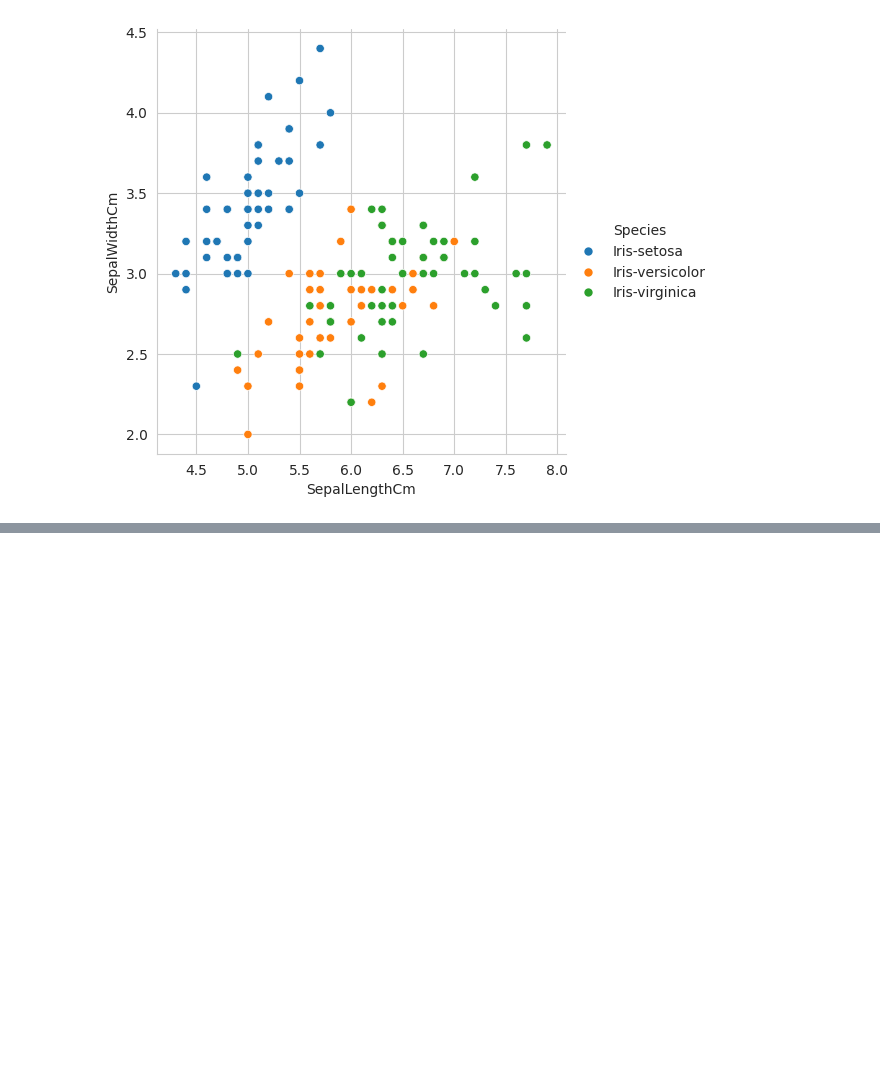
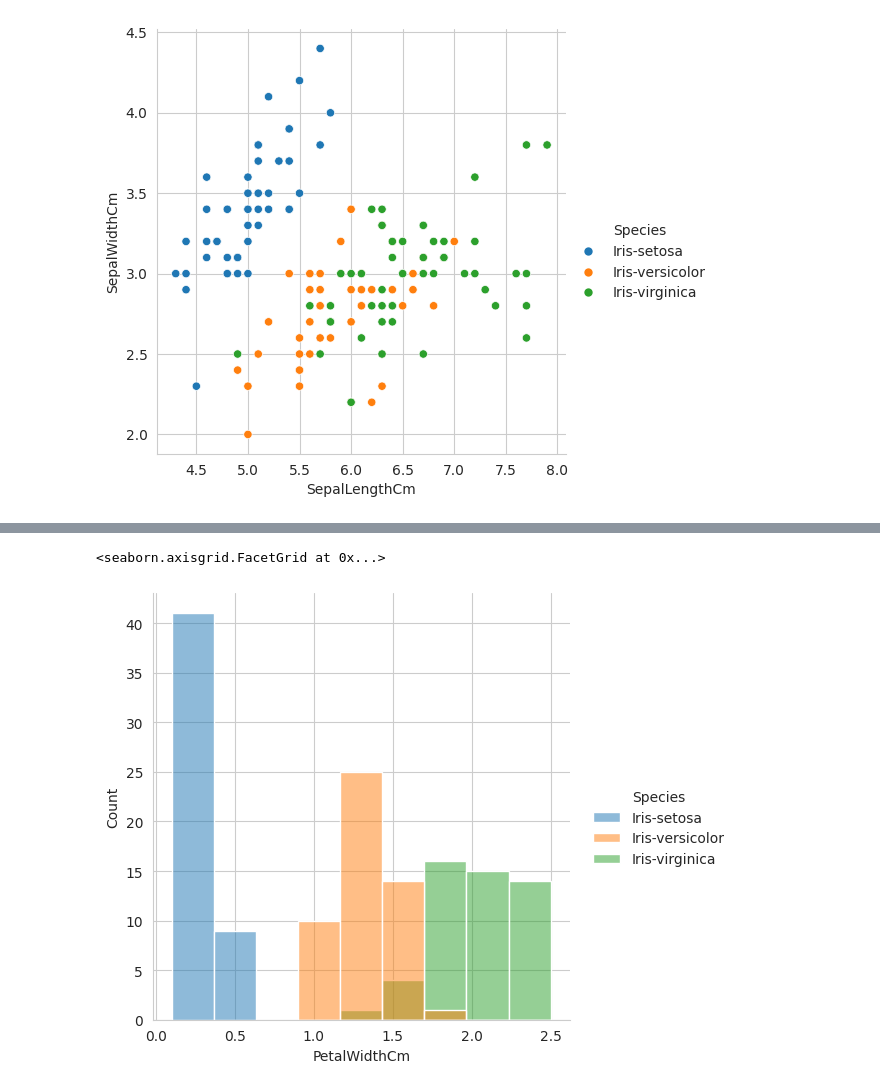
Before and after one commit to ldsAS/Tibame-AI-Learning, a Jupyter notebook: Tibame20250509_LAB_Iris.ipynb, the cells around one changed output, grey strips where cells are left out. Cells and saved outputs as stored; diff of their text form; code cells hidden in the pictures; blank space fills up the shorter version.

```diff
--- a/Tibame20250509_LAB_Iris.ipynb
+++ b/Tibame20250509_LAB_Iris.ipynb
@@ -71,2 +67,7 @@ for feature in features:
+# %%
+sns.displot(data, x="PetalWidthCm", hue="Species")
+# %% [output]
+<seaborn.axisgrid.FacetGrid at 0x...>
+[figure, added]
 # %%
 # 畫出 SepalWidthCm 的KDE圖，並分成三類
```
Also changed, not shown: parts of 14 cells of this notebook.
